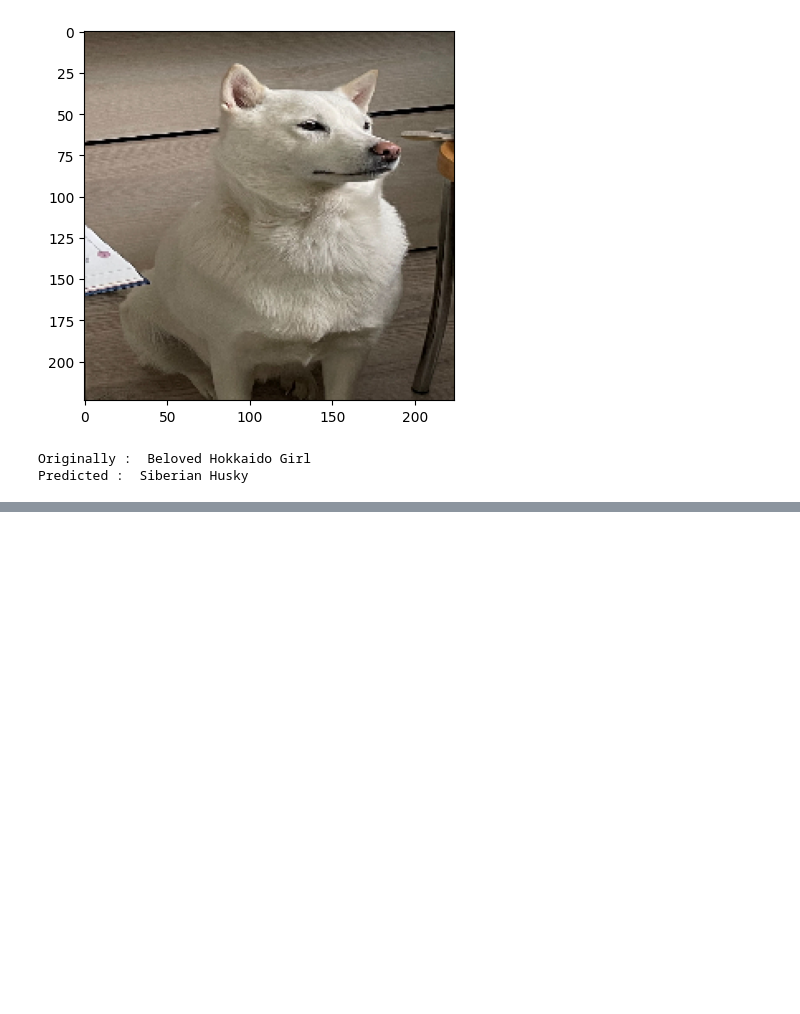
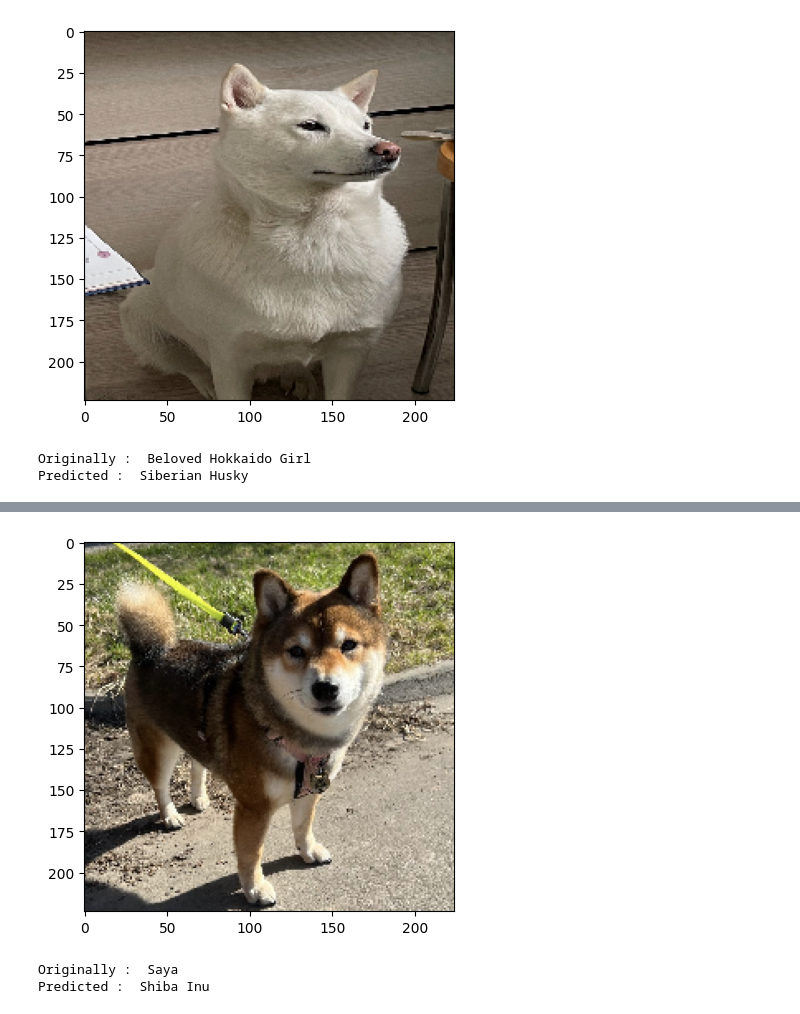
Before and after one commit to sofiiacherepennikova/dogbreeds, a Jupyter notebook: breeds_classifier.ipynb, the cells around one changed output, grey strips where cells are left out. Drawn from its saved outputs; the diff is of its cells as text; code cells hidden in the pictures; blank space fills up the shorter version.

```diff
--- a/breeds_classifier.ipynb
+++ b/breeds_classifier.ipynb
@@ -227,3 +227,11 @@ print("Predicted : ",CLASS_NAME[np.argmax(Y_pred_Yuki[0])])
 [figure]
 Originally :  Beloved Hokkaido Girl
 Predicted :  Siberian Husky
+# %%
+
+img = image.load_img('../dogs_classifier/saya.jpg', target_size=(224, 224))
+img = image.img_to_array(img)
+x = np.expand_dims(img.copy(), axis=0)
+X_data_Saya = x / 255.0
+# %%
+Y_pred_Saya = model.predict(X_data_Saya)
@@ -229,0 +240,10 @@ Predicted :  Siberian Husky
+# %%
+plt.imshow(X_data_Saya[0,:,:,:])
+plt.show()
+
+print("Originally :  Saya")
+print("Predicted : ",CLASS_NAME[np.argmax(Y_pred_Saya[0])])
+# %% [output]
+[figure, added]
+Originally :  Saya
+Predicted :  Shiba Inu
```
Also changed, not shown: parts of 1 cell of this notebook.
